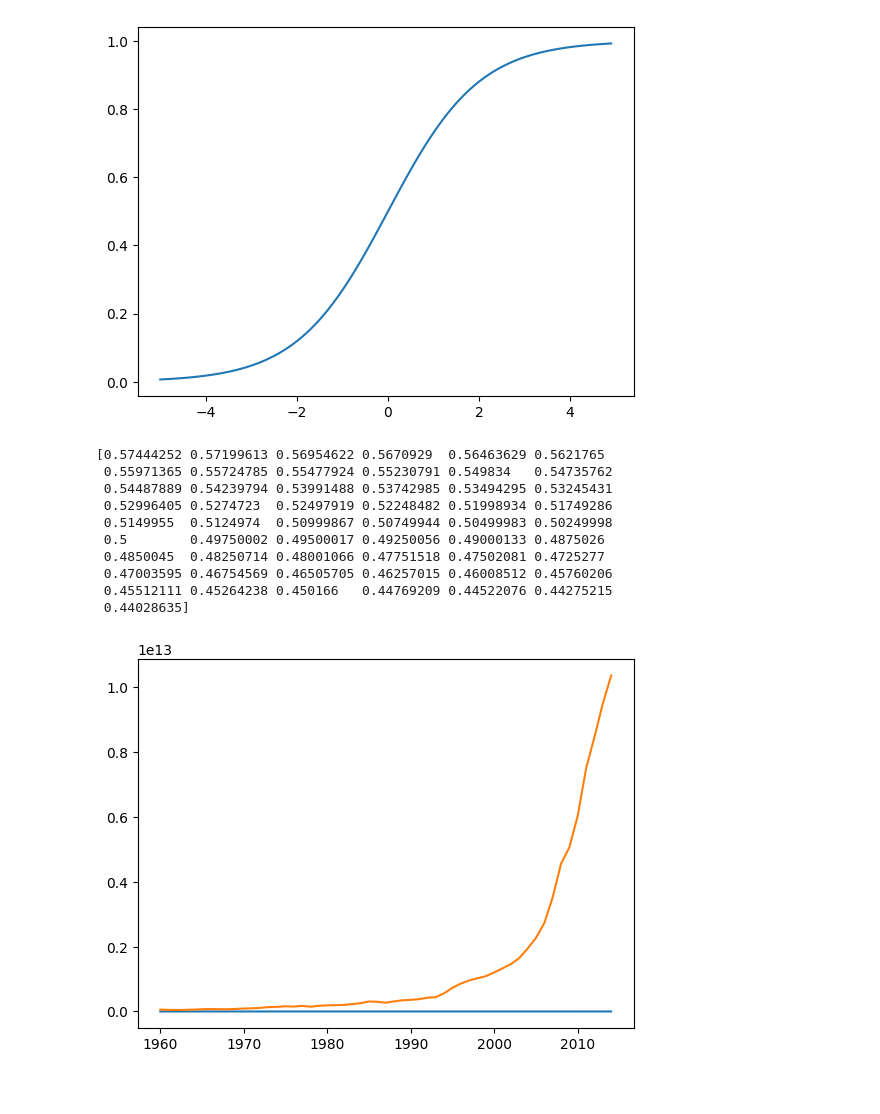
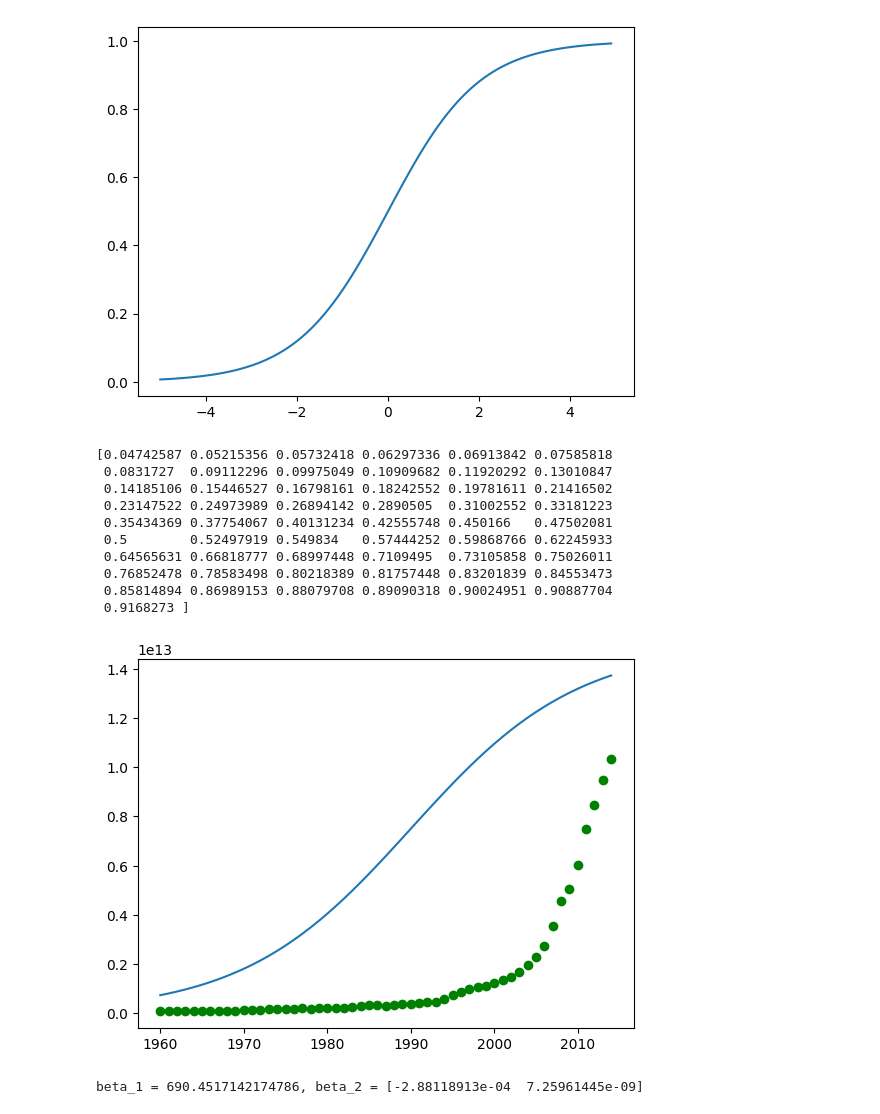
Before and after one commit to sandipmurmu/data_experiments, a Jupyter notebook: data_sci/example.ipynb, the cells around one changed output. Saved outputs shown, nothing was run; the diff lists cells and outputs as text; code cells hidden in the pictures.

```diff
--- a/data_sci/example.ipynb
+++ b/data_sci/example.ipynb
@@ -33,25 +33,25 @@ def sigmoid(x, b1, b2):
     a = -b1 * (x-b2)
     return  1 / (1 + np.exp(a))
 
-b1 = 0.01
+b1 = 0.1
 b2 = 1990
 
 y_pred = sigmoid(x_actual, b1, b2)
 print(y_pred)
 # %% [output]
-[0.57444252 0.57199613 0.56954622 0.5670929  0.56463629 0.5621765
- 0.55971365 0.55724785 0.55477924 0.55230791 0.549834   0.54735762
- 0.54487889 0.54239794 0.53991488 0.53742985 0.53494295 0.53245431
- 0.52996405 0.5274723  0.52497919 0.52248482 0.51998934 0.51749286
- 0.5149955  0.5124974  0.50999867 0.50749944 0.50499983 0.50249998
- 0.5        0.49750002 0.49500017 0.49250056 0.49000133 0.4875026
- 0.4850045  0.48250714 0.48001066 0.47751518 0.47502081 0.4725277
- 0.47003595 0.46754569 0.46505705 0.46257015 0.46008512 0.45760206
- 0.45512111 0.45264238 0.450166   0.44769209 0.44522076 0.44275215
- 0.44028635]
+[0.04742587 0.05215356 0.05732418 0.06297336 0.06913842 0.07585818
+ 0.0831727  0.09112296 0.09975049 0.10909682 0.11920292 0.13010847
+ 0.14185106 0.15446527 0.16798161 0.18242552 0.19781611 0.21416502
+ 0.23147522 0.24973989 0.26894142 0.2890505  0.31002552 0.33181223
+ 0.35434369 0.37754067 0.40131234 0.42555748 0.450166   0.47502081
+ 0.5        0.52497919 0.549834   0.57444252 0.59868766 0.62245933
+ 0.64565631 0.66818777 0.68997448 0.7109495  0.73105858 0.75026011
+ 0.76852478 0.78583498 0.80218389 0.81757448 0.83201839 0.84553473
+ 0.85814894 0.86989153 0.88079708 0.89090318 0.90024951 0.90887704
+ 0.9168273 ]
 # %%
-plt.plot(x_actual, y_pred)
-plt.plot(x_actual, y_actual)
+plt.plot(x_actual, y_pred * 15000000000000)
+plt.plot(x_actual, y_actual, 'go')
 plt.show()
 # %% [output]
-[figure, old version]
+[figure, new version]
@@ -57,0 +62,13 @@ plt.show()
+# %%
+from scipy.optimize import curve_fit
+
+popt, pcov = curve_fit(sigmoid, x_norm, y_norm)
+print ('beta_1 = {}, beta_2 = {}'.format(popt[0], pcov[1]))
+
+# Create a new x range for the fitted sigmoid curve
+x_fit = np.linspace(1960, 2015, 55) / max(x_actual)
+
+# Apply the sigmoid function with the fitted parameters
+y_fit = sigmoid(x_fit, *popt)
+# %% [output]
+beta_1 = 690.4517142174786, beta_2 = [-2.88118913e-04  7.25961445e-09]
```
Also changed, not shown: parts of 3 cells of this notebook.
